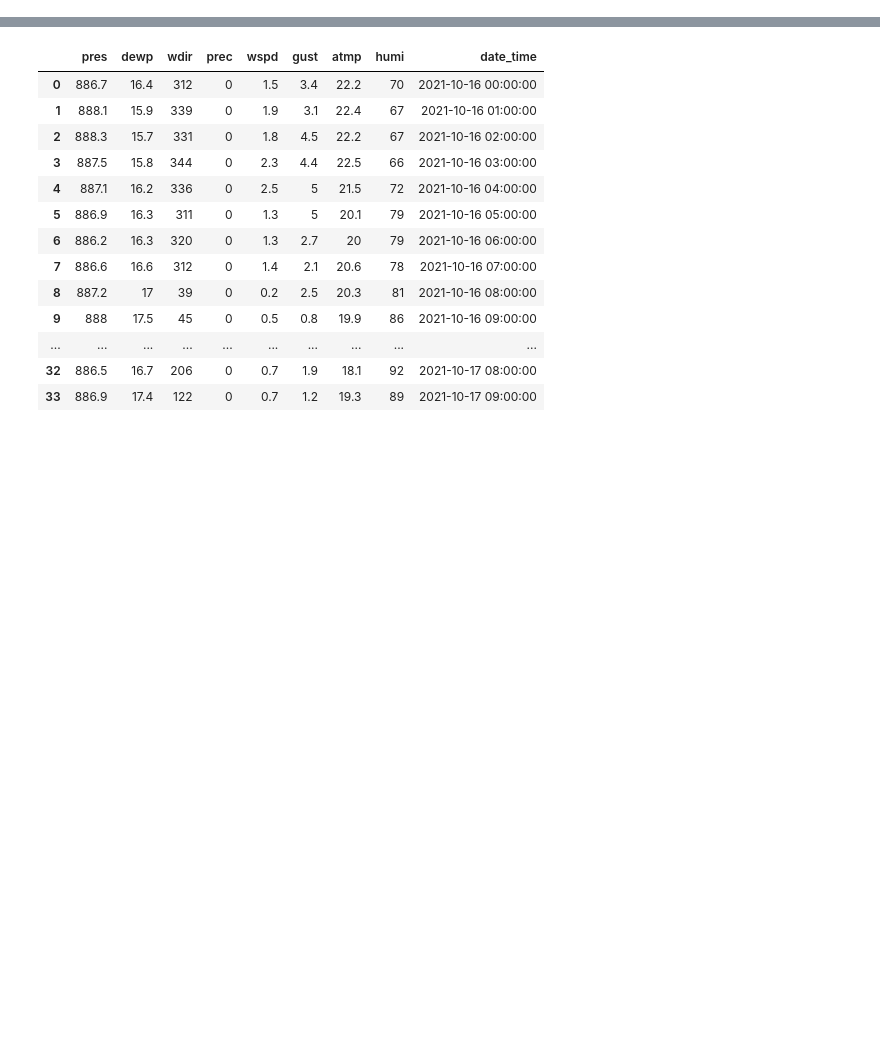
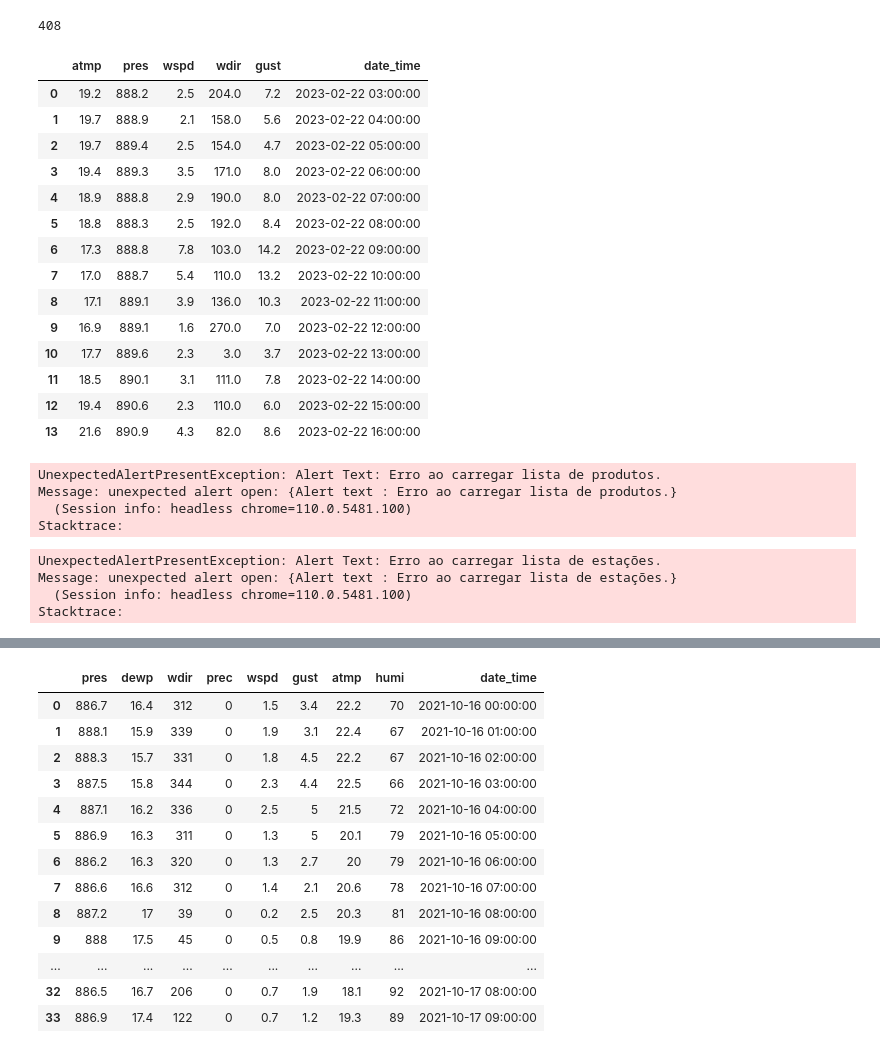
Before and after one commit to soutobias/oceanoobsbrasil, a Jupyter notebook: notebooks/inmet.ipynb, the cells around one changed output, grey strips where cells are left out. Saved outputs shown, nothing was run; the diff lists cells and outputs as text; code cells hidden in the pictures; blank space fills up the shorter version.

```diff
--- a/notebooks/inmet.ipynb
+++ b/notebooks/inmet.ipynb
@@ -26,2 +84,44 @@ from oceanoobsbrasil.buoys.pnboia import Pnboia
+# %%
+df[0].isna().sum().sum()
+# %% [output]
+408
+# %%
+df = pd.read_html(driver.page_source, decimal=',', thousands='.')
+df = df[0].iloc[:,[0,1, 2, 11, 14, 15, 16]]
+df.columns = ['date', 'hour', 'atmp', 'pres', 'wspd', 'wdir', 'gust']
+# %%
+df['hour'] = (df['hour']/100).astype(int).astype('str').str.zfill(2)
+df['date_time'] = pd.to_datetime(df['date'] + df['hour'], format='%d/%m/%Y%H')
+# %%
+df.drop(columns=['date', 'hour'], inplace=True)
+# %%
+result = df.replace(to_replace =['None', 'NULL', ' ', ''],
+                        value =np.nan)
+
+result.date_time = result.date_time + timedelta(hours=3)
+result = result[result.date_time <datetime.datetime.utcnow()]
+
+result['gust'] = pd.to_numeric(result['gust'], errors='coerce')
+result.gust[result.gust.notnull()] = (result.gust[result.gust.notnull()]*1.94384).round(decimals=1)
+result['wspd'] = pd.to_numeric(result['wspd'], errors='coerce')
+result.wspd[result.wspd.notnull()] = (result.wspd[result.wspd.notnull()]*1.94384).round(decimals=1)
+# %%
+result
+# %% [output]
+|  | atmp | pres | wspd | wdir | gust | date_time |
+| 0 | 19.2 | 888.2 | 2.5 | 204.0 | 7.2 | 2023-02-22 03:00:00 |
+| 1 | 19.7 | 888.9 | 2.1 | 158.0 | 5.6 | 2023-02-22 04:00:00 |
+| 2 | 19.7 | 889.4 | 2.5 | 154.0 | 4.7 | 2023-02-22 05:00:00 |
+| 3 | 19.4 | 889.3 | 3.5 | 171.0 | 8.0 | 2023-02-22 06:00:00 |
+| 4 | 18.9 | 888.8 | 2.9 | 190.0 | 8.0 | 2023-02-22 07:00:00 |
+| 5 | 18.8 | 888.3 | 2.5 | 192.0 | 8.4 | 2023-02-22 08:00:00 |
+| 6 | 17.3 | 888.8 | 7.8 | 103.0 | 14.2 | 2023-02-22 09:00:00 |
+| 7 | 17.0 | 888.7 | 5.4 | 110.0 | 13.2 | 2023-02-22 10:00:00 |
+| 8 | 17.1 | 889.1 | 3.9 | 136.0 | 10.3 | 2023-02-22 11:00:00 |
+| 9 | 16.9 | 889.1 | 1.6 | 270.0 | 7.0 | 2023-02-22 12:00:00 |
+| 10 | 17.7 | 889.6 | 2.3 | 3.0 | 3.7 | 2023-02-22 13:00:00 |
+| 11 | 18.5 | 890.1 | 3.1 | 111.0 | 7.8 | 2023-02-22 14:00:00 |
+| 12 | 19.4 | 890.6 | 2.3 | 110.0 | 6.0 | 2023-02-22 15:00:00 |
+| 13 | 21.6 | 890.9 | 4.3 | 82.0 | 8.6 | 2023-02-22 16:00:00 |
 # %%
 i = Inmet()
@@ -28,3 +133,17 @@ i = Inmet()
+# %%
+BeautifulSoup(i.driver.page_source, 'html.parser')
+# %% [output]
+UnexpectedAlertPresentException: Alert Text: Erro ao carregar lista de produtos.
+Message: unexpected alert open: {Alert text : Erro ao carregar lista de produtos.}
+  (Session info: headless chrome=110.0.5481.100)
+Stacktrace:
+# %%
+pd.read_html(i.driver.page_source, decimal=',', thousands='.')
+# %% [output]
+UnexpectedAlertPresentException: Alert Text: Erro ao carregar lista de estações.
+Message: unexpected alert open: {Alert text : Erro ao carregar lista de estações.}
+  (Session info: headless chrome=110.0.5481.100)
+Stacktrace:
 # %%
 i.get(save_bd=True)
 # %% [output]
```
Also changed, not shown: parts of 17 cells of this notebook, 7 other files.
